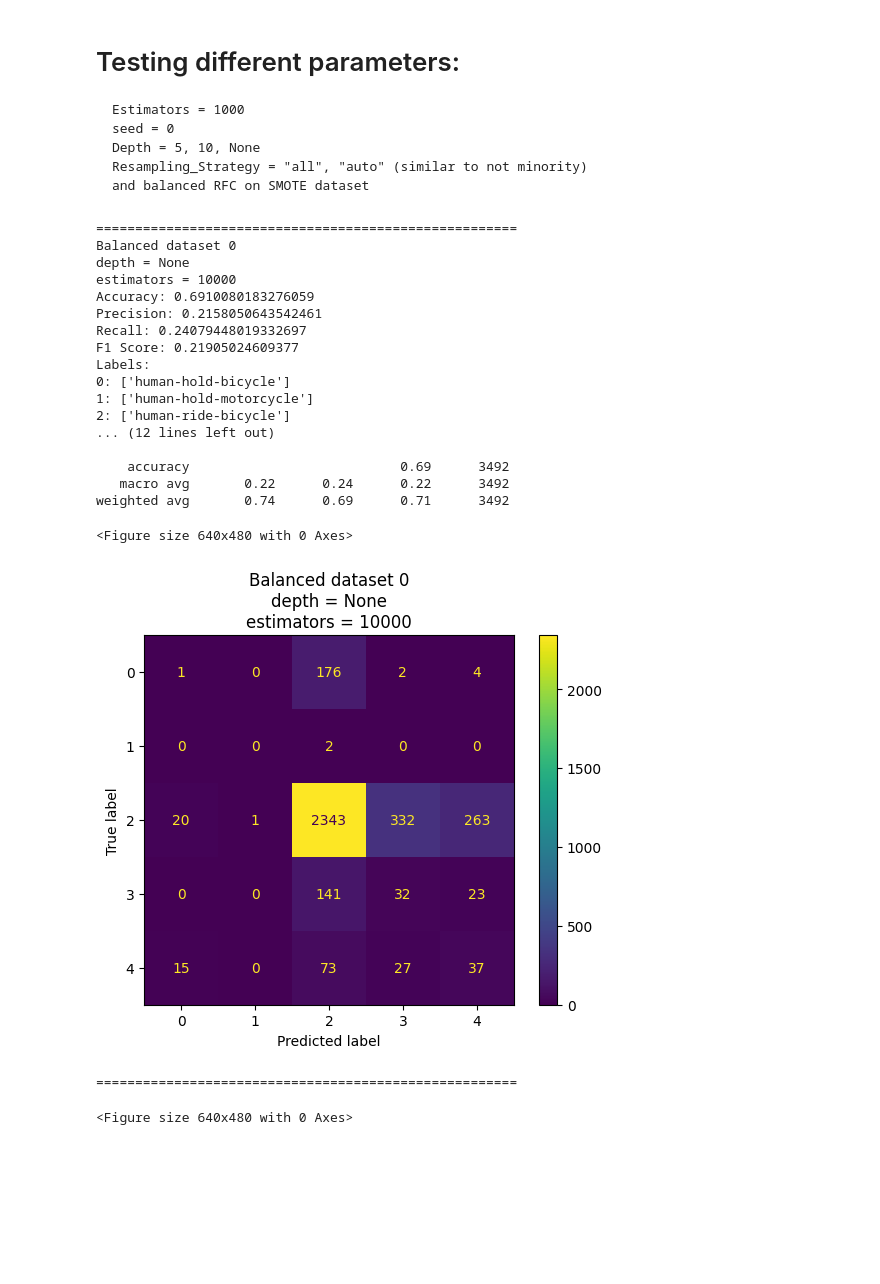
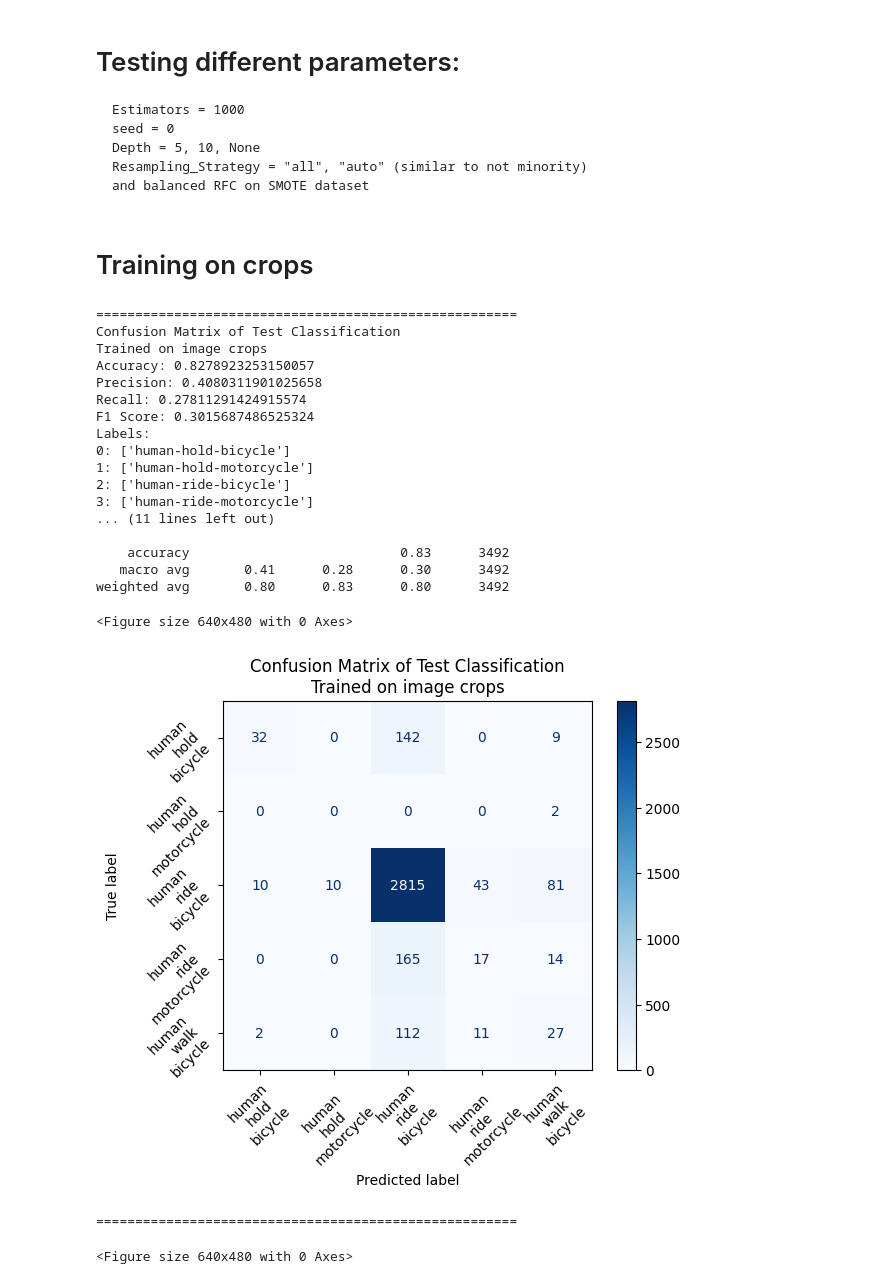
Before and after one commit to vismiroglou/ce7_741_HOI_detection, a Jupyter notebook: testing params.ipynb, the cells around one changed output. Drawn from its saved outputs; the diff is of its cells as text; code cells hidden in the pictures; blank space fills up the shorter version.

```diff
--- a/testing params.ipynb
+++ b/testing params.ipynb
@@ -8,10 +8,10 @@ from src.utils import visualize_metrics_plots
 
 # Reading the data
 #data_742 = pd.read_csv("data_anno/crops_742.csv", sep=",", low_memory=True, nrows=5000) # Too large of a file xd, 9625 rows reduced to 5000
-#train_data = pd.read_csv("data_anno/training_data_crops.csv", sep=",")
-#test_data = pd.read_csv("data_anno/testing_data_crops.csv", sep=",")
-train_data = pd.read_csv("data_anno/training_data_coords.csv", sep=",")
-test_data = pd.read_csv("data_anno/testing_data_coords.csv", sep=",")
+train_data = pd.read_csv("data_anno/training_data_crops.csv", sep=",")
+test_data = pd.read_csv("data_anno/testing_data_crops.csv", sep=",")
+#train_data = pd.read_csv("data_anno/training_data_coords.csv", sep=",")
+#test_data = pd.read_csv("data_anno/testing_data_coords.csv", sep=",")
 
 #features = data_741[data_741.columns[:-1]] # Lets not assign variables to the data, too much memory usage
 #labels = data_741[data_741.columns[-1]]
@@ -32,6 +32,8 @@ X_res, y_res = sm.fit_resample(train_data[train_data.columns[:-1]], train_data[t
     Depth = 5, 10, None
     Resampling_Strategy = "all", "auto" (similar to not minority)
     and balanced RFC on SMOTE dataset
+# %% [markdown]
+# Training on crops
 # %%
 # Training both balanced and unbalanced datasets with a stratifying random forest
 ests = 1000
@@ -48,53 +50,53 @@ for i in range(3):
     visualize_metrics(clf_unbalanced, X_test, y_test, params,f"Unbalanced dataset {i}")
     print(f"======================================================")
 
 for i in range(3):
     for j in range(2):
         clf_semibalanced = BalancedRandomForestClassifier(
             sampling_strategy=strat[j],
             replacement=True,
             max_depth=depth[i],
             random_state=seed,
             n_estimators=ests,
             n_jobs=-1,
         )
         clf_semibalanced.fit(X_train, y_train)
         params = f"Semi-balanced dataset {i}-{strat[j]}\ndepth = {depth[i]}\nresampling_strategy = {strat[j]}"
         print(f"======================================================")
         print(params)
         visualize_metrics(clf_semibalanced, X_test, y_test, params, f"Semi-balanced dataset {depth[i]}-{strat[j]}")
         print(f"======================================================")
 """
 
 
-for i, depth in enumerate(depths):
-    clf_balanced = RandomForestClassifier(max_depth=depth, random_state=seed, n_estimators=ests, n_jobs=-1)
-    clf_balanced.fit(X_res, y_res)
-    #clf_balanced.fit(train_data[train_data.columns[:-1]], train_data[train_data.columns[-1]])
-    params = f"Balanced dataset {i}\ndepth = {depth}\nestimators = {ests}"
-    print(f"======================================================")
-    print(params)
-    visualize_metrics_plots(clf_balanced, test_data[test_data.columns[:-1]], test_data[test_data.columns[-1]],params,f"Balanced dataset {i}")
-    print(f"======================================================")
+clf_balanced = RandomForestClassifier(max_depth=None, random_state=seed, n_estimators=ests, n_jobs=-1)
+clf_balanced.fit(X_res, y_res)
+#clf_balanced.fit(train_data[train_data.columns[:-1]], train_data[train_data.columns[-1]])
+#params = f"Balanced dataset\nTraining on crops\nDepth: None\nEstimators: {ests}"
+params = f"Confusion Matrix of Test Classification\nTrained on image crops"
+print(f"======================================================")
+print(params)
+visualize_metrics_plots(clf_balanced, test_data[test_data.columns[:-1]], test_data[test_data.columns[-1]],params,f"CROPS")
+print(f"======================================================")
 # %% [output]
 ======================================================
-Balanced dataset 0
-depth = None
-estimators = 10000
-Accuracy: 0.6910080183276059
-Precision: 0.2158050643542461
-Recall: 0.24079448019332697
-F1 Score: 0.21905024609377
+Confusion Matrix of Test Classification
+Trained on image crops
+Accuracy: 0.8278923253150057
+Precision: 0.4080311901025658
+Recall: 0.27811291424915574
+F1 Score: 0.3015687486525324
 Labels:
 0: ['human-hold-bicycle']
 1: ['human-hold-motorcycle']
 2: ['human-ride-bicycle']
-... (12 lines left out)
+3: ['human-ride-motorcycle']
+... (11 lines left out)
 
-    accuracy                           0.69      3492
-   macro avg       0.22      0.24      0.22      3492
-weighted avg       0.74      0.69      0.71      3492
+    accuracy                           0.83      3492
+   macro avg       0.41      0.28      0.30      3492
+weighted avg       0.80      0.83      0.80      3492
 <Figure size 640x480 with 0 Axes>
-[figure, old version]
+[figure, new version]
 ======================================================
 <Figure size 640x480 with 0 Axes>
```
Also changed, not shown: parts of 3 cells of this notebook, 1 other file.
